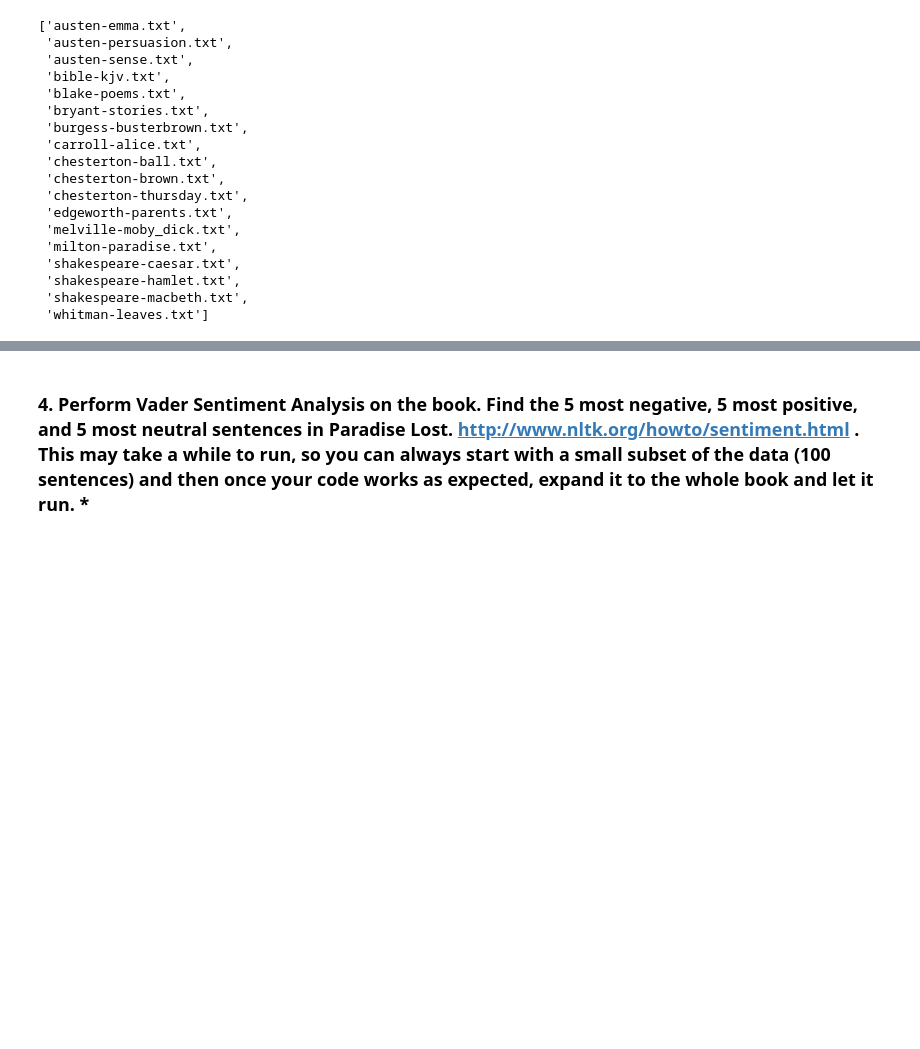
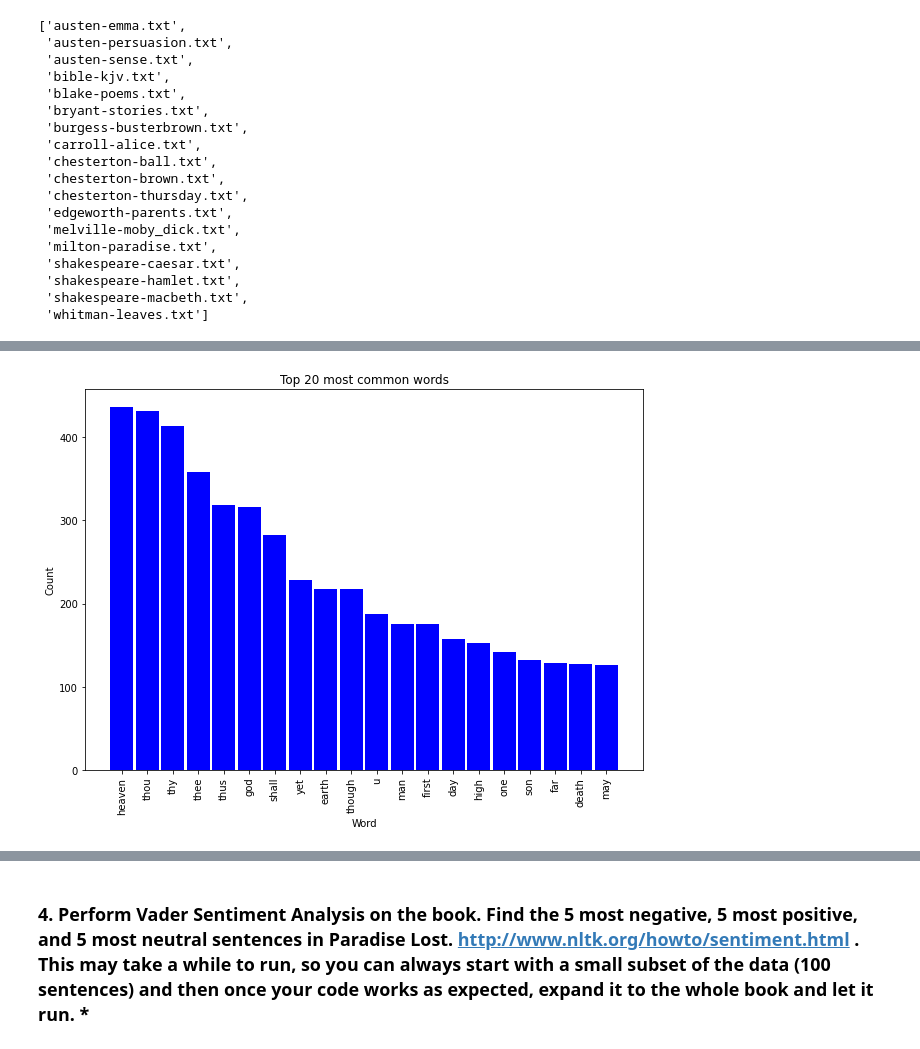
Before and after one commit to sam0790/homework, a Jupyter notebook: week 20/hw/week20_hw.ipynb, the cells around one changed output, grey strips where cells are left out. Cells and saved outputs as stored; diff of their text form; code cells hidden in the pictures; blank space fills up the shorter version.

```diff
--- a/week 20/hw/week20_hw.ipynb
+++ b/week 20/hw/week20_hw.ipynb
@@ -29,0 +70,4 @@ len(para)
+# %%
+lemmatised_list = [lemmatizer.lemmatize(x) for x in fil2_list]
+
+print(lemmatised_list)
@@ -29,0 +76,9 @@ len(para)
+# %%
+from collections import Counter
+
+counter_list = Counter(lemmatised_list)
+# %%
+#most common 20 words
+most_words = counter_list.most_common(20)
+
+print(most_words)
@@ -29,0 +87,7 @@ len(para)
+# %%
+# making pandas dataframe using this most common word list
+import pandas as pd
+
+top20_df = pd.DataFrame(most_words, columns=['word','count'])
+
+top20_df
@@ -29,0 +112,16 @@ len(para)
+# %%
+import matplotlib.pyplot as plt
+
+fig = plt.figure(figsize = (10, 7))
+
+# creating the bar plot
+plt.bar(top20_df['word'], top20_df['count'], color ='b',
+        width = 0.9)
+
+plt.xlabel("Word")
+plt.xticks(rotation=90)
+plt.ylabel("Count")
+plt.title("Top 20 most common words")
+plt.show()
+# %% [output]
+[figure, added]
```
Also changed, not shown: parts of 25 cells of this notebook, 8 other files.
